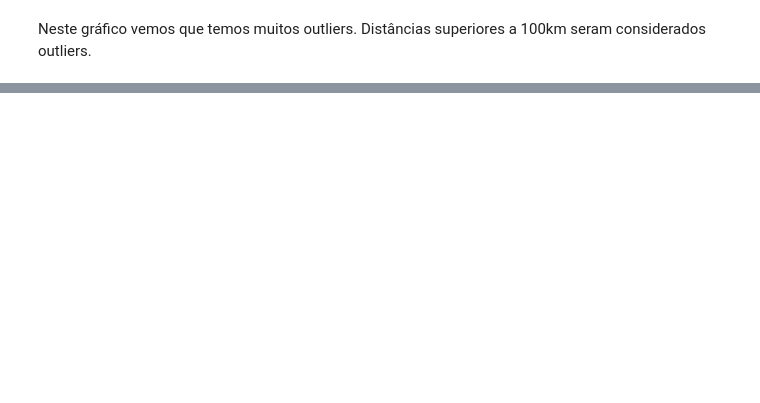
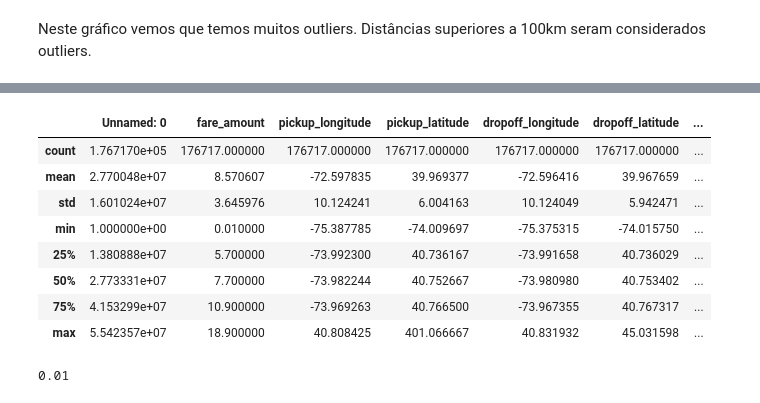
Before and after one commit to JoaoCardoso027/Df-Uber, a Jupyter notebook: Projeto1.ipynb, the cells around one changed output, grey strips where cells are left out. Cells and saved outputs as stored; diff of their text form; code cells hidden in the pictures; blank space fills up the shorter version.

```diff
--- a/Projeto1.ipynb
+++ b/Projeto1.ipynb
@@ -161,0 +180,16 @@ ValueError: Must pass 2-d input. shape=()
+# %%
+df.describe()
+# %% [output]
+|  | Unnamed: 0 | fare_amount | pickup_longitude | pickup_latitude | dropoff_longitude | dropoff_latitude | ... |
+| count | 1.767170e+05 | 176717.000000 | 176717.000000 | 176717.000000 | 176717.000000 | 176717.000000 | ... |
+| mean | 2.770048e+07 | 8.570607 | -72.597835 | 39.969377 | -72.596416 | 39.967659 | ... |
+| std | 1.601024e+07 | 3.645976 | 10.124241 | 6.004163 | 10.124049 | 5.942471 | ... |
+| min | 1.000000e+00 | 0.010000 | -75.387785 | -74.009697 | -75.375315 | -74.015750 | ... |
+| 25% | 1.380888e+07 | 5.700000 | -73.992300 | 40.736167 | -73.991658 | 40.736029 | ... |
+| 50% | 2.773331e+07 | 7.700000 | -73.982244 | 40.752667 | -73.980980 | 40.753402 | ... |
+| 75% | 4.153299e+07 | 10.900000 | -73.969263 | 40.766500 | -73.967355 | 40.767317 | ... |
+| max | 5.542357e+07 | 18.900000 | 40.808425 | 401.066667 | 40.831932 | 45.031598 | ... |
+# %%
+df['fare_amount'].min()
+# %% [output]
+0.01
```
Also changed, not shown: parts of 8 cells of this notebook.
